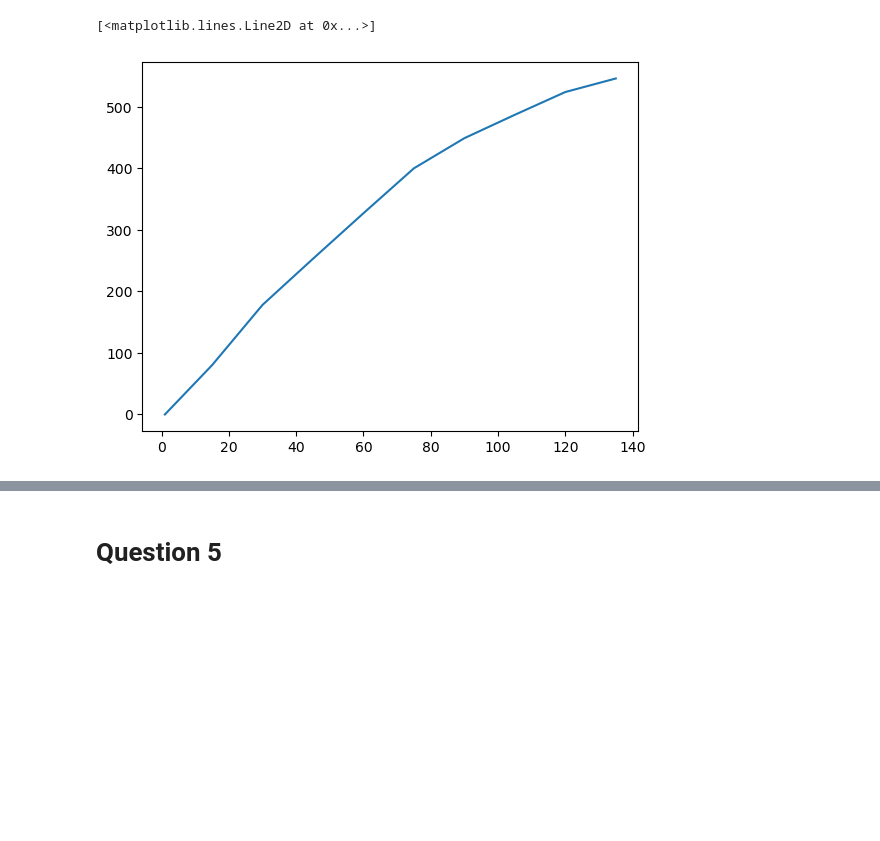
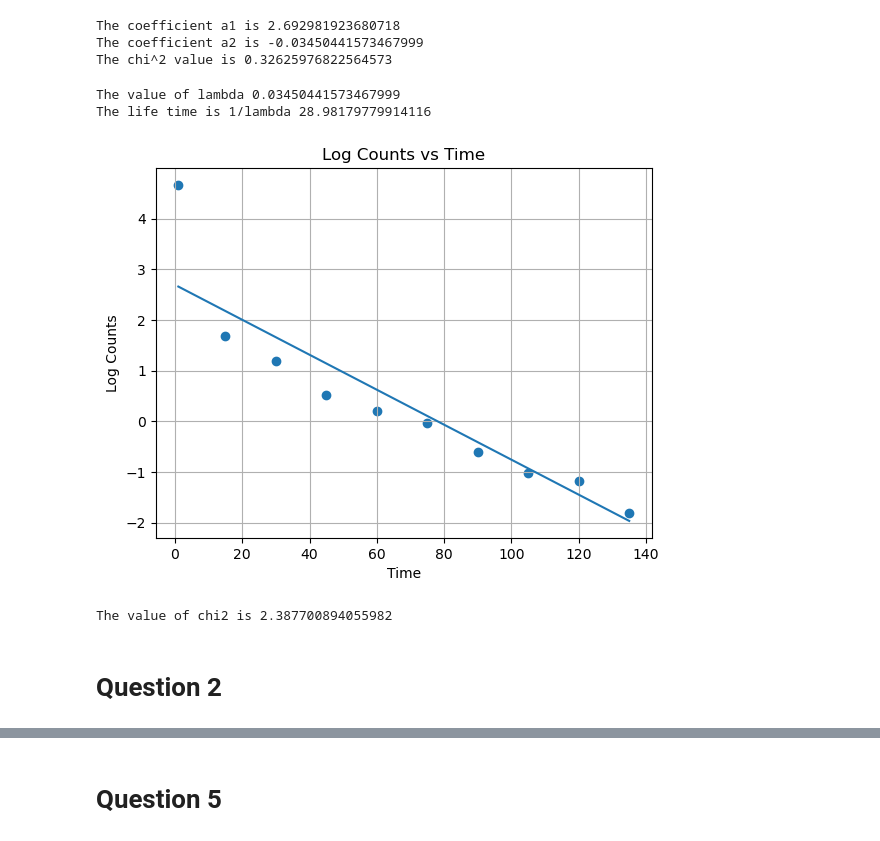
Before and after one commit to dc250601/P452, a Jupyter notebook: EndSemester/Solution_2011061.ipynb, the cells around one changed output, grey strips where cells are left out. Drawn from its saved outputs; the diff is of its cells as text; code cells hidden in the pictures; blank space fills up the shorter version.

```diff
--- a/EndSemester/Solution_2011061.ipynb
+++ b/EndSemester/Solution_2011061.ipynb
@@ -52,5 +78,36 @@ x = x - 106
-# %%
-plt.plot(time,x)
-# %% [output]
-[<matplotlib.lines.Line2D at 0x...>]
-[figure, removed]
+# %%
+#Hence
+X = time
+Y = ((np.log(np.array(x)/np.array(time)))).tolist()
+X_e = del_x
+# %%
+a1,a2,error_a1,error_a2,r2 = lib.fitting.linear_fit(x = X,
+                                                    y = Y,
+                                                    dx = X_e)
+# %%
+print("The coefficient a1 is",a1)
+print("The coefficient a2 is",a2)
+print("The chi^2 value is",r2)
+# %% [output]
+The coefficient a1 is 2.692981923680718
+The coefficient a2 is -0.03450441573467999
+The chi^2 value is 0.32625976822564573
+# %%
+print(r'The value of lambda',-1*a2)
+print("The life time is 1/lambda",-1/a2)
+# %% [output]
+The value of lambda 0.03450441573467999
+The life time is 1/lambda 28.98179779914116
+# %%
+# Now using the noisy data
+# Log count
+plt.scatter(time,(np.log(np.array(x)/np.array(time))))
+plt.errorbar(x=time,y=np.array(time)*a2 +a1)
+
+plt.xlabel("Time")
+plt.ylabel("Log Counts")
+plt.title("Log Counts vs Time")
+plt.grid()
+plt.show()
+# %% [output]
+[figure, added]
@@ -56,0 +117,8 @@ plt.plot(time,x)
+# %%
+# The number of degrees of freedom in this case is 8. Which corresponds to a value of 15.507, since this value
+#is less than the critical value we consider the fit to be good.
+print("The value of chi2 is",chi_2)
+# %% [output]
+The value of chi2 is 2.387700894055982
+# %% [markdown]
+# Question 2
```
Also changed, not shown: parts of 22 cells of this notebook.
